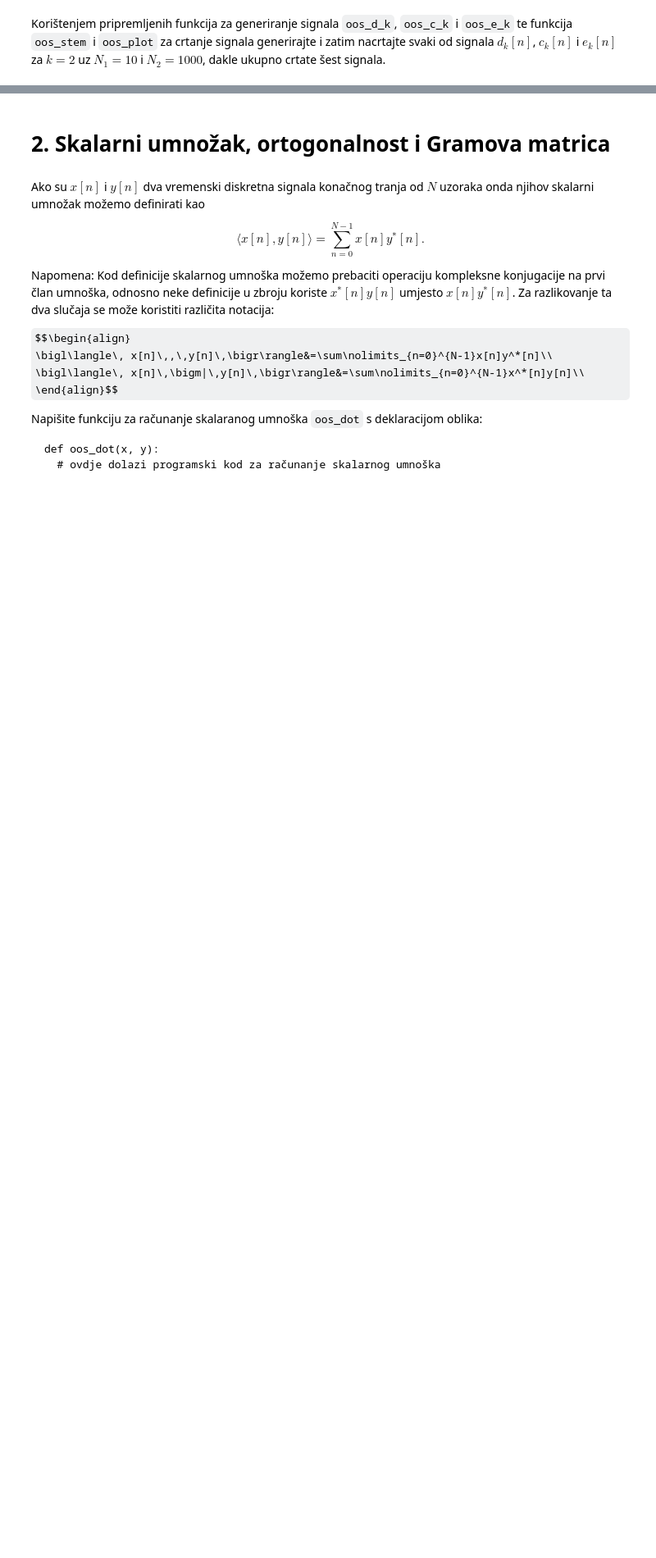
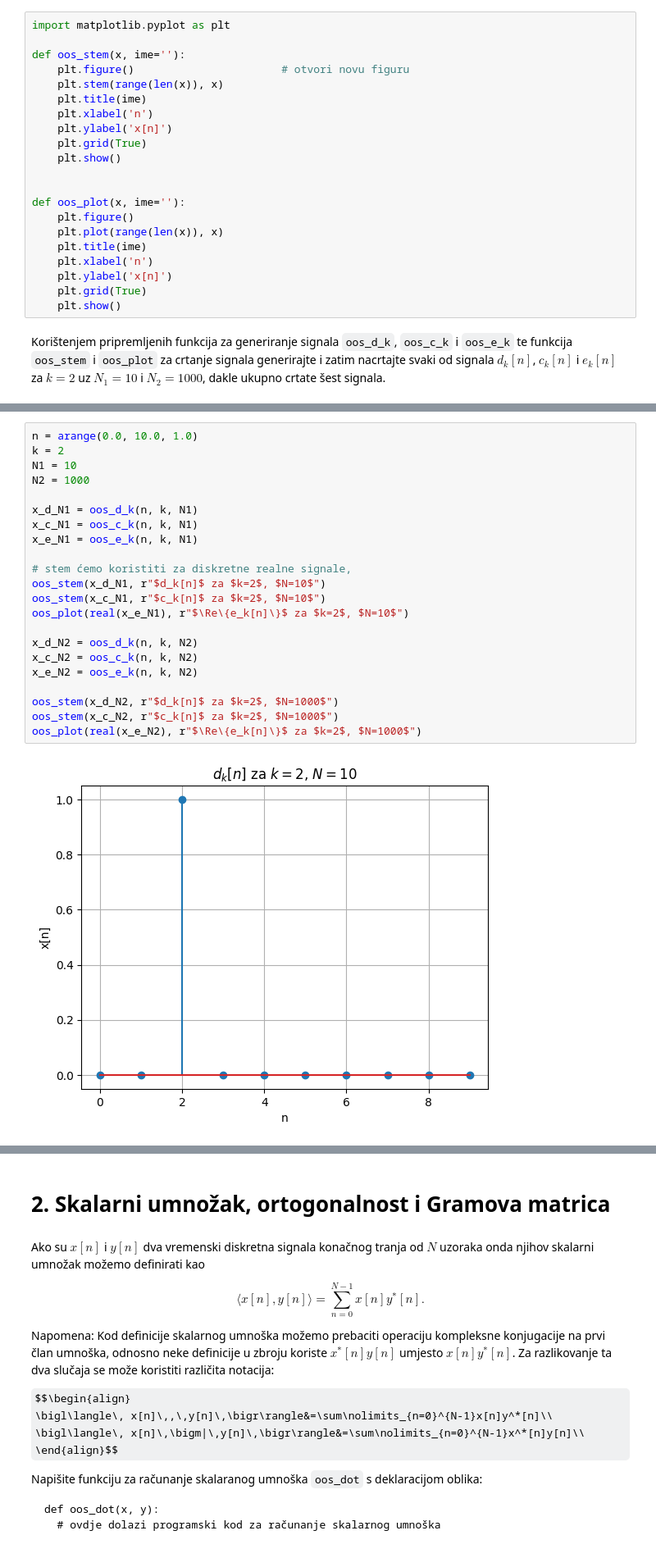
Before and after one commit to fran-galic/Basics-of-signal-processing, a Jupyter notebook: lab_1/0036546889_FRAN_GALIC_Vjezba_1.ipynb, the cells around one changed output, grey strips where cells are left out. Shown at 82% size. Cells and saved outputs as stored; diff of their text form; some formulas as TeX source; blank space fills up the shorter version.

```diff
--- a/lab_1/0036546889_FRAN_GALIC_Vjezba_1.ipynb
+++ b/lab_1/0036546889_FRAN_GALIC_Vjezba_1.ipynb
@@ -158,2 +147,23 @@ def oos_stem(x, ime=''):
+# %%
+import matplotlib.pyplot as plt
+
+def oos_stem(x, ime=''):
+    plt.figure()                       # otvori novu figuru
+    plt.stem(range(len(x)), x)
+    plt.title(ime)
+    plt.xlabel('n')
+    plt.ylabel('x[n]')
+    plt.grid(True)
+    plt.show()
+
+
+def oos_plot(x, ime=''):
+    plt.figure()
+    plt.plot(range(len(x)), x)
+    plt.title(ime)
+    plt.xlabel('n')
+    plt.ylabel('x[n]')
+    plt.grid(True)
+    plt.show()
 # %% [markdown]
 Korištenjem pripremljenih funkcija za generiranje signala `oos_d_k`, `oos_c_k` i `oos_e_k` te funkcija `oos_stem` i `oos_plot` za crtanje signala generirajte i zatim nacrtajte svaki od signala $d_k[n]$, $c_k[n]$ i $e_k[n]$ za $k=2$ uz $N_1=10$ i $N_2=1000$, dakle ukupno crtate šest signala.
@@ -167,0 +170,24 @@ oos_stem(oos_d_k(n, 2), '$d_k[n]$ za $k=2$ i $N_1=10$')
+# %%
+n = arange(0.0, 10.0, 1.0)
+k = 2
+N1 = 10
+N2 = 1000
+
+x_d_N1 = oos_d_k(n, k, N1)
+x_c_N1 = oos_c_k(n, k, N1)
+x_e_N1 = oos_e_k(n, k, N1)
+
+# stem ćemo koristiti za diskretne realne signale,
+oos_stem(x_d_N1, r"$d_k[n]$ za $k=2$, $N=10$")
+oos_stem(x_c_N1, r"$c_k[n]$ za $k=2$, $N=10$")
+oos_plot(real(x_e_N1), r"$\Re\{e_k[n]\}$ za $k=2$, $N=10$")
+
+x_d_N2 = oos_d_k(n, k, N2)
+x_c_N2 = oos_c_k(n, k, N2)
+x_e_N2 = oos_e_k(n, k, N2)
+
+oos_stem(x_d_N2, r"$d_k[n]$ za $k=2$, $N=1000$")
+oos_stem(x_c_N2, r"$c_k[n]$ za $k=2$, $N=1000$")
+oos_plot(real(x_e_N2), r"$\Re\{e_k[n]\}$ za $k=2$, $N=1000$")
+# %% [output]
+[figure, added]
```
Also changed, not shown: parts of 33 cells of this notebook, 2 other files.
